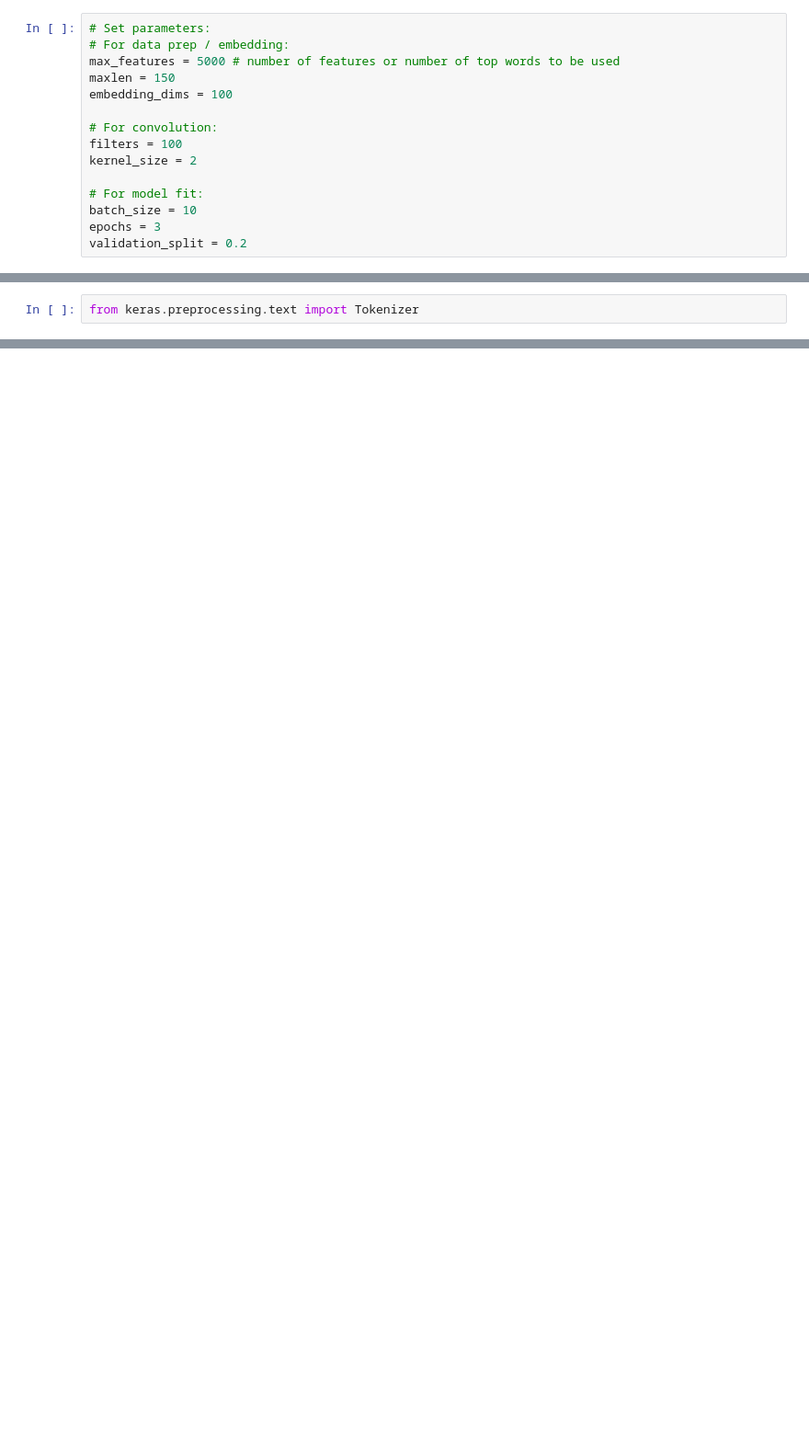
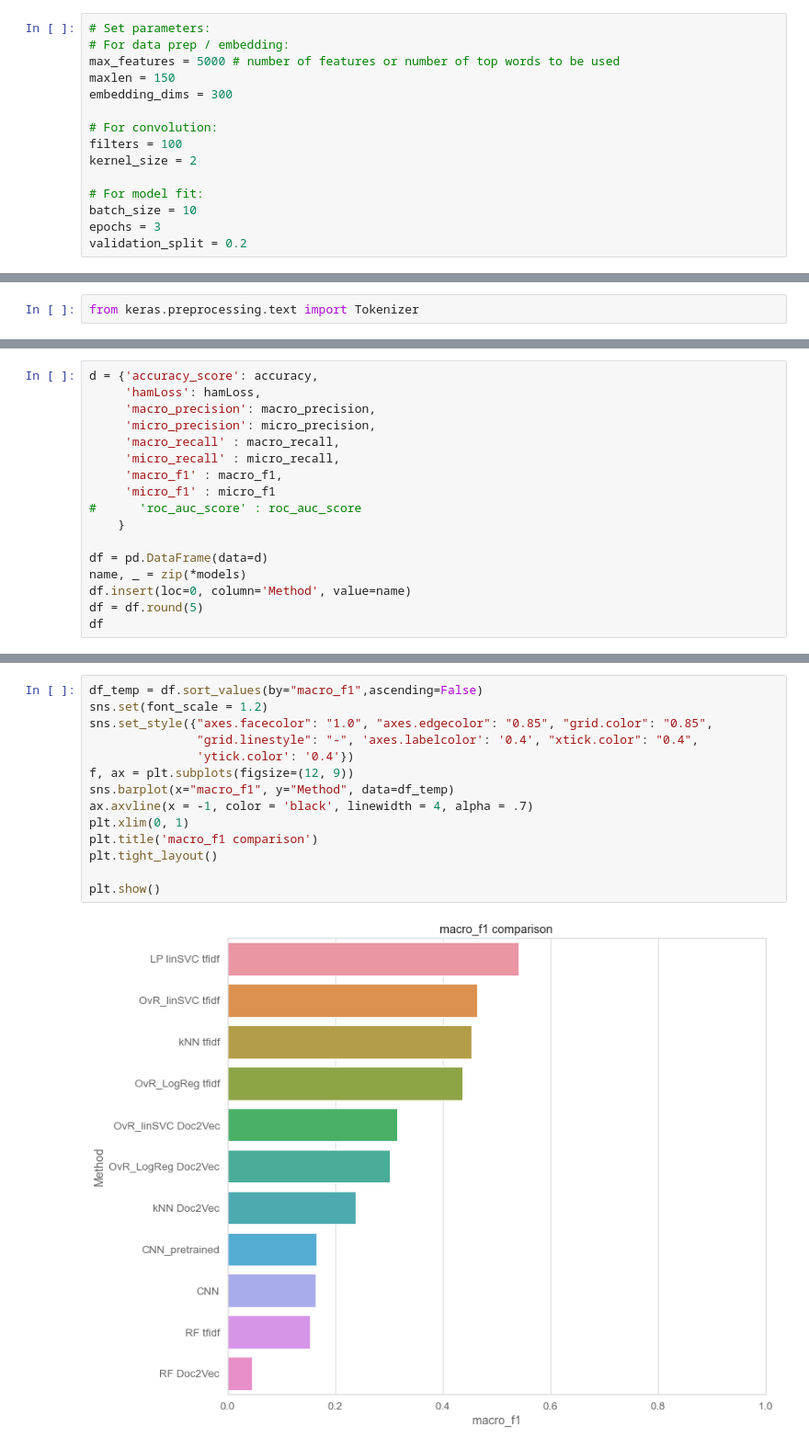
Before and after one commit to Przax/BootcampProject, a Jupyter notebook: BootcampProject_main.ipynb, the cells around one changed output, grey strips where cells are left out. Shown at 92% size. Cells and saved outputs as stored; diff of their text form; blank space fills up the shorter version.

```diff
--- a/BootcampProject_main.ipynb
+++ b/BootcampProject_main.ipynb
@@ -1157,7 +1089,7 @@ Reminder: Vocabulary size: 19850
 # For data prep / embedding:
 max_features = 5000 # number of features or number of top words to be used
 maxlen = 150
-embedding_dims = 100
+embedding_dims = 300
 
 # For convolution:
 filters = 100
@@ -1474,0 +1454,17 @@ https://datascience.stackexchange.com/questions/15989/micro-average-vs-macro-ave
+# %%
+d = {'accuracy_score': accuracy,
+     'hamLoss': hamLoss,
+     'macro_precision': macro_precision,
+     'micro_precision': micro_precision,
+     'macro_recall' : macro_recall,
+     'micro_recall' : micro_recall,
+     'macro_f1' : macro_f1,
+     'micro_f1' : micro_f1
+#      'roc_auc_score' : roc_auc_score
+    }
+
+df = pd.DataFrame(data=d)
+name, _ = zip(*models)
+df.insert(loc=0, column='Method', value=name)
+df = df.round(5)
+df
@@ -1474,0 +1484,16 @@ https://datascience.stackexchange.com/questions/15989/micro-average-vs-macro-ave
+# %%
+df_temp = df.sort_values(by="macro_f1",ascending=False)
+sns.set(font_scale = 1.2)
+sns.set_style({"axes.facecolor": "1.0", "axes.edgecolor": "0.85", "grid.color": "0.85",
+               "grid.linestyle": "-", 'axes.labelcolor': '0.4', "xtick.color": "0.4",
+               'ytick.color': '0.4'})
+f, ax = plt.subplots(figsize=(12, 9))
+sns.barplot(x="macro_f1", y="Method", data=df_temp)
+ax.axvline(x = -1, color = 'black', linewidth = 4, alpha = .7)
+plt.xlim(0, 1)
+plt.title('macro_f1 comparison')
+plt.tight_layout()
+
+plt.show()
+# %% [output]
+[figure, added]
```
Also changed, not shown: parts of 193 cells of this notebook, 2 other files.
